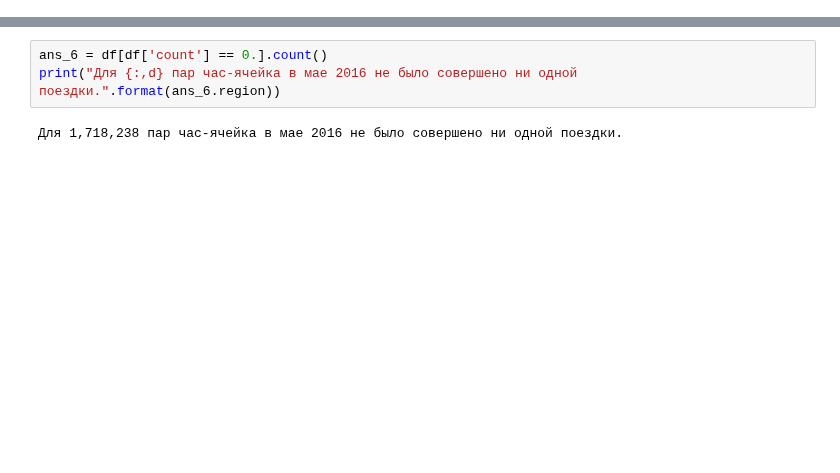
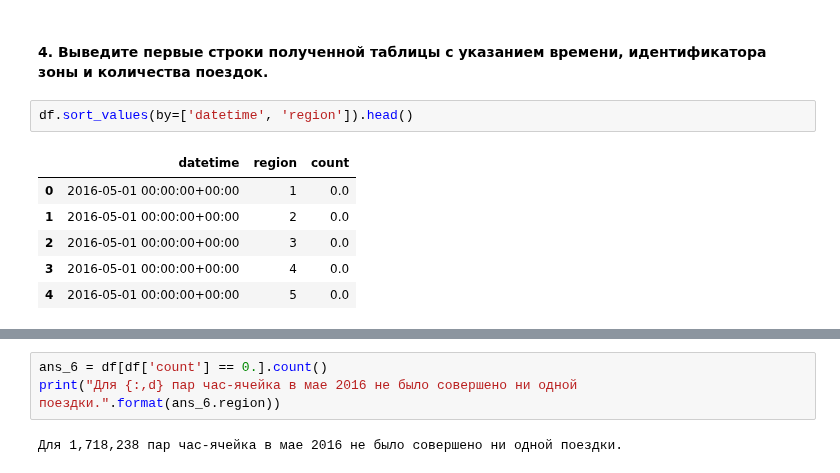
Before and after one commit to dminikorenb/DataLearning, a Jupyter notebook: 3-Taxi/dminik6_part3_w1.ipynb, the cells around one changed output, grey strips where cells are left out. Cells and saved outputs as stored; diff of their text form; blank space fills up the shorter version.

```diff
--- a/3-Taxi/dminik6_part3_w1.ipynb
+++ b/3-Taxi/dminik6_part3_w1.ipynb
@@ -919,0 +135,11 @@ True
+# %% [markdown]
+#### 4. Выведите первые строки полученной таблицы с указанием времени, идентификатора зоны и количества поездок.
+# %%
+df.sort_values(by=['datetime', 'region']).head()
+# %% [output]
+|  | datetime | region | count |
+| 0 | 2016-05-01 00:00:00+00:00 | 1 | 0.0 |
+| 1 | 2016-05-01 00:00:00+00:00 | 2 | 0.0 |
+| 2 | 2016-05-01 00:00:00+00:00 | 3 | 0.0 |
+| 3 | 2016-05-01 00:00:00+00:00 | 4 | 0.0 |
+| 4 | 2016-05-01 00:00:00+00:00 | 5 | 0.0 |
```
Also changed, not shown: parts of 93 cells of this notebook, 4 other files.
